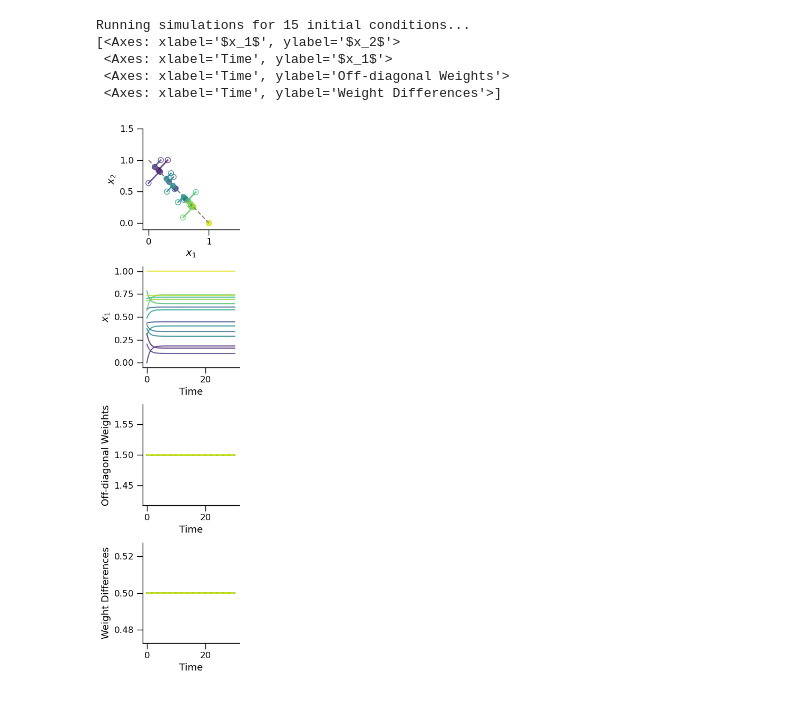
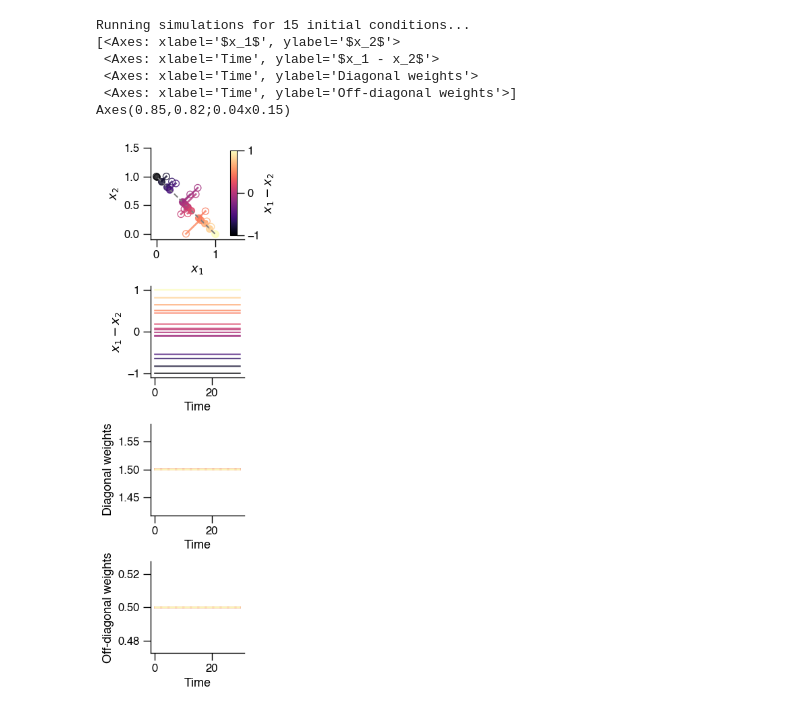
Before and after one commit to davidgbe/automated_plasticity_discovery, a Jupyter notebook: handbuilt_rules_analysis.ipynb, the cells around one changed output. Drawn from its saved outputs; the diff is of its cells as text; code cells hidden in the pictures.

Commit message:
add flexible timing for training; make some theory figures

```diff
--- a/handbuilt_rules_analysis.ipynb
+++ b/handbuilt_rules_analysis.ipynb
@@ -1 +1,15 @@
+# %%
+%load_ext autoreload
+%autoreload 2
+
+from scipy.integrate import odeint
+import numpy as np
+import matplotlib.pyplot as plt
+from functools import partial
+from aux import format_plot
+import seaborn as sns
+from matplotlib.cm import ScalarMappable
+from matplotlib.colors import Normalize
+
+plt.rcParams['font.family'] = 'Helvetica'
 # %%
@@ -237,11 +269,21 @@ The autoreload extension is already loaded. To reload it, use:
 # %%
-run_simulation(homeo_rate=0, learning_rate=0, seed=13, weight_perturbation=0, noise_std=0.2, t_sim=(0, 30))
+run_simulation(
+    homeo_rate=0,
+    learning_rate=0,
+    seed=13,
+    weight_perturbation=0,
+    noise_std=0.2,
+    t_sim=(0, 30),
+    make_cbar=True,
+    save_path='figures/handbuilt_rules/2d_handbuilt_ex_tuned',
+)
 None
 # %% [output]
 Running simulations for 15 initial conditions...
 [<Axes: xlabel='$x_1$', ylabel='$x_2$'>
- <Axes: xlabel='Time', ylabel='$x_1$'>
- <Axes: xlabel='Time', ylabel='Off-diagonal Weights'>
- <Axes: xlabel='Time', ylabel='Weight Differences'>]
+ <Axes: xlabel='Time', ylabel='$x_1 - x_2$'>
+ <Axes: xlabel='Time', ylabel='Diagonal weights'>
+ <Axes: xlabel='Time', ylabel='Off-diagonal weights'>]
+Axes(0.85,0.82;0.04x0.15)
-[figure, old version]
+[figure, new version]
 # %%
```
Also changed, not shown: parts of 11 cells of this notebook, 8 other files.
